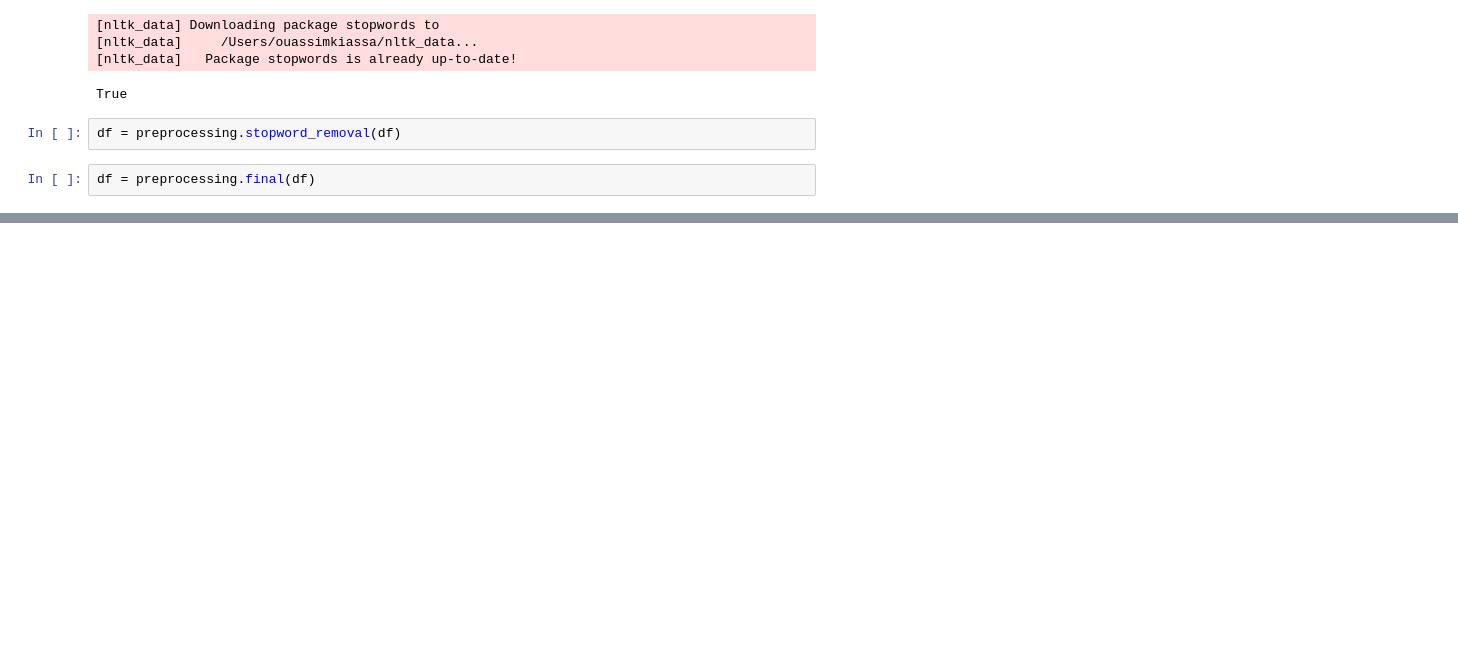
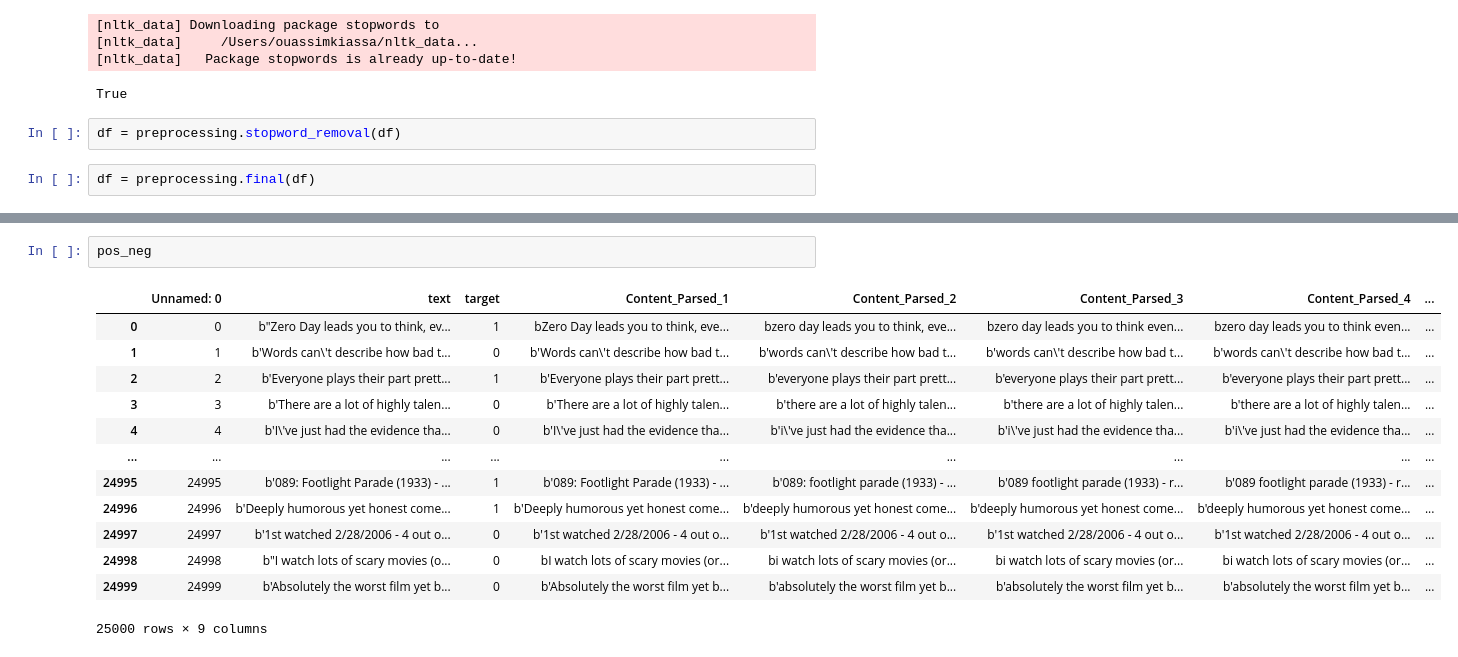
Before and after one commit to Ouassim-Kiassa/ML_EX3_test, a Jupyter notebook: main.ipynb, the cells around one changed output, grey strips where cells are left out. Drawn from its saved outputs; the diff is of its cells as text; blank space fills up the shorter version.

Commit message:
add target feature

```diff
--- a/main.ipynb
+++ b/main.ipynb
@@ -260,0 +261,16 @@ df
+# %%
+pos_neg
+# %% [output]
+|  | Unnamed: 0 | text | target | Content_Parsed_1 | Content_Parsed_2 | Content_Parsed_3 | Content_Parsed_4 | ... |
+| 0 | 0 | b"Zero Day leads you to think, ev... | 1 | bZero Day leads you to think, eve... | bzero day leads you to think, eve... | bzero day leads you to think even... | bzero day leads you to think even... | ... |
+| 1 | 1 | b'Words can\'t describe how bad t... | 0 | b'Words can\'t describe how bad t... | b'words can\'t describe how bad t... | b'words can\'t describe how bad t... | b'words can\'t describe how bad t... | ... |
+| 2 | 2 | b'Everyone plays their part prett... | 1 | b'Everyone plays their part prett... | b'everyone plays their part prett... | b'everyone plays their part prett... | b'everyone plays their part prett... | ... |
+| 3 | 3 | b'There are a lot of highly talen... | 0 | b'There are a lot of highly talen... | b'there are a lot of highly talen... | b'there are a lot of highly talen... | b'there are a lot of highly talen... | ... |
+| 4 | 4 | b'I\'ve just had the evidence tha... | 0 | b'I\'ve just had the evidence tha... | b'i\'ve just had the evidence tha... | b'i\'ve just had the evidence tha... | b'i\'ve just had the evidence tha... | ... |
+| ... | ... | ... | ... | ... | ... | ... | ... | ... |
+| 24995 | 24995 | b'089: Footlight Parade (1933) - ... | 1 | b'089: Footlight Parade (1933) - ... | b'089: footlight parade (1933) - ... | b'089 footlight parade (1933) - r... | b'089 footlight parade (1933) - r... | ... |
+| 24996 | 24996 | b'Deeply humorous yet honest come... | 1 | b'Deeply humorous yet honest come... | b'deeply humorous yet honest come... | b'deeply humorous yet honest come... | b'deeply humorous yet honest come... | ... |
+| 24997 | 24997 | b'1st watched 2/28/2006 - 4 out o... | 0 | b'1st watched 2/28/2006 - 4 out o... | b'1st watched 2/28/2006 - 4 out o... | b'1st watched 2/28/2006 - 4 out o... | b'1st watched 2/28/2006 - 4 out o... | ... |
+| 24998 | 24998 | b"I watch lots of scary movies (o... | 0 | bI watch lots of scary movies (or... | bi watch lots of scary movies (or... | bi watch lots of scary movies (or... | bi watch lots of scary movies (or... | ... |
+| 24999 | 24999 | b'Absolutely the worst film yet b... | 0 | b'Absolutely the worst film yet b... | b'absolutely the worst film yet b... | b'absolutely the worst film yet b... | b'absolutely the worst film yet b... | ... |
+25000 rows × 9 columns
```
Also changed, not shown: parts of 1 cell of this notebook, 1 other file.
